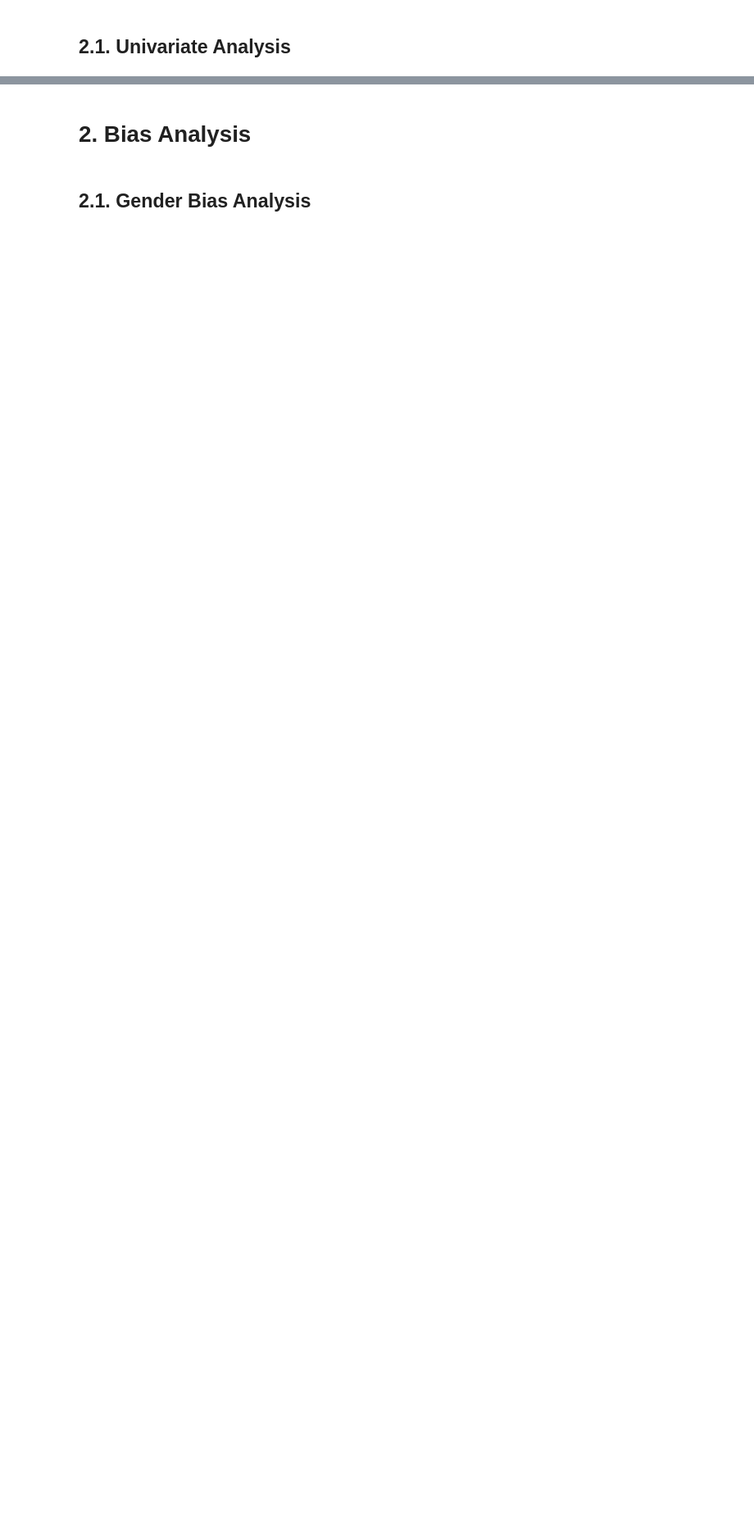
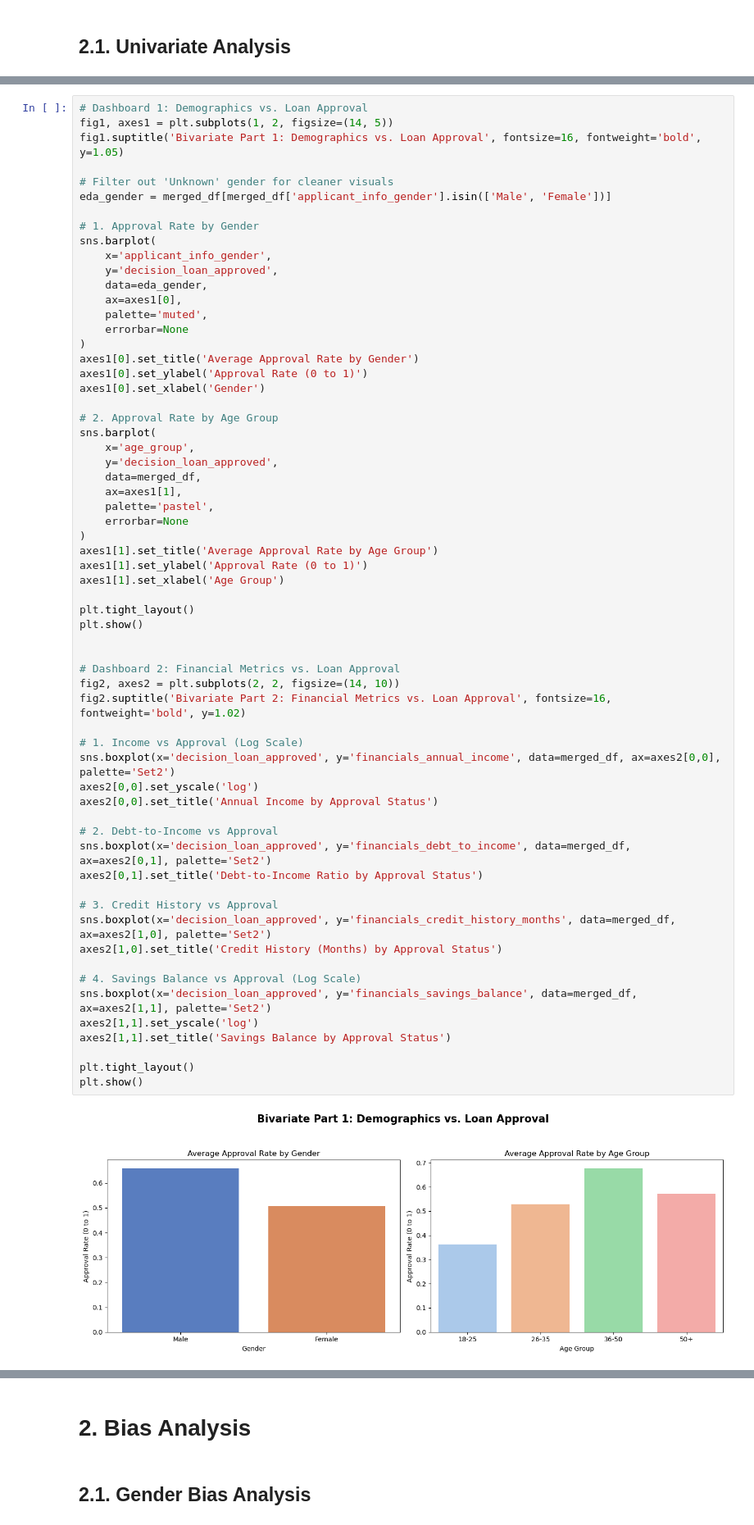
Before and after one commit to maxhaus31/dego-project-team7, a Jupyter notebook: 02_BiasAnalysis.ipynb, the cells around one changed output, grey strips where cells are left out. Shown at 82% size. Cells and saved outputs as stored; diff of their text form; blank space fills up the shorter version.

Commit message:
DF Optimization & EDA: Bivariate Analysis

```diff
--- a/02_BiasAnalysis.ipynb
+++ b/02_BiasAnalysis.ipynb
@@ -220,0 +232,64 @@ plt.show()
+# %%
+# Dashboard 1: Demographics vs. Loan Approval
+fig1, axes1 = plt.subplots(1, 2, figsize=(14, 5))
+fig1.suptitle('Bivariate Part 1: Demographics vs. Loan Approval', fontsize=16, fontweight='bold', y=1.05)
+
+# Filter out 'Unknown' gender for cleaner visuals
+eda_gender = merged_df[merged_df['applicant_info_gender'].isin(['Male', 'Female'])]
+
+# 1. Approval Rate by Gender
+sns.barplot(
+    x='applicant_info_gender',
+    y='decision_loan_approved',
+    data=eda_gender,
+    ax=axes1[0],
+    palette='muted',
+    errorbar=None
+)
+axes1[0].set_title('Average Approval Rate by Gender')
+axes1[0].set_ylabel('Approval Rate (0 to 1)')
+axes1[0].set_xlabel('Gender')
+
+# 2. Approval Rate by Age Group
+sns.barplot(
+    x='age_group',
+    y='decision_loan_approved',
+    data=merged_df,
+    ax=axes1[1],
+    palette='pastel',
+    errorbar=None
+)
+axes1[1].set_title('Average Approval Rate by Age Group')
+axes1[1].set_ylabel('Approval Rate (0 to 1)')
+axes1[1].set_xlabel('Age Group')
+
+plt.tight_layout()
+plt.show()
+
+
+# Dashboard 2: Financial Metrics vs. Loan Approval
+fig2, axes2 = plt.subplots(2, 2, figsize=(14, 10))
+fig2.suptitle('Bivariate Part 2: Financial Metrics vs. Loan Approval', fontsize=16, fontweight='bold', y=1.02)
+
+# 1. Income vs Approval (Log Scale)
+sns.boxplot(x='decision_loan_approved', y='financials_annual_income', data=merged_df, ax=axes2[0,0], palette='Set2')
+axes2[0,0].set_yscale('log')
+axes2[0,0].set_title('Annual Income by Approval Status')
+
+# 2. Debt-to-Income vs Approval
+sns.boxplot(x='decision_loan_approved', y='financials_debt_to_income', data=merged_df, ax=axes2[0,1], palette='Set2')
+axes2[0,1].set_title('Debt-to-Income Ratio by Approval Status')
+
+# 3. Credit History vs Approval
+sns.boxplot(x='decision_loan_approved', y='financials_credit_history_months', data=merged_df, ax=axes2[1,0], palette='Set2')
+axes2[1,0].set_title('Credit History (Months) by Approval Status')
+
+# 4. Savings Balance vs Approval (Log Scale)
+sns.boxplot(x='decision_loan_approved', y='financials_savings_balance', data=merged_df, ax=axes2[1,1], palette='Set2')
+axes2[1,1].set_yscale('log')
+axes2[1,1].set_title('Savings Balance by Approval Status')
+
+plt.tight_layout()
+plt.show()
+# %% [output]
+[figure, added]
```
Also changed, not shown: parts of 15 cells of this notebook.
